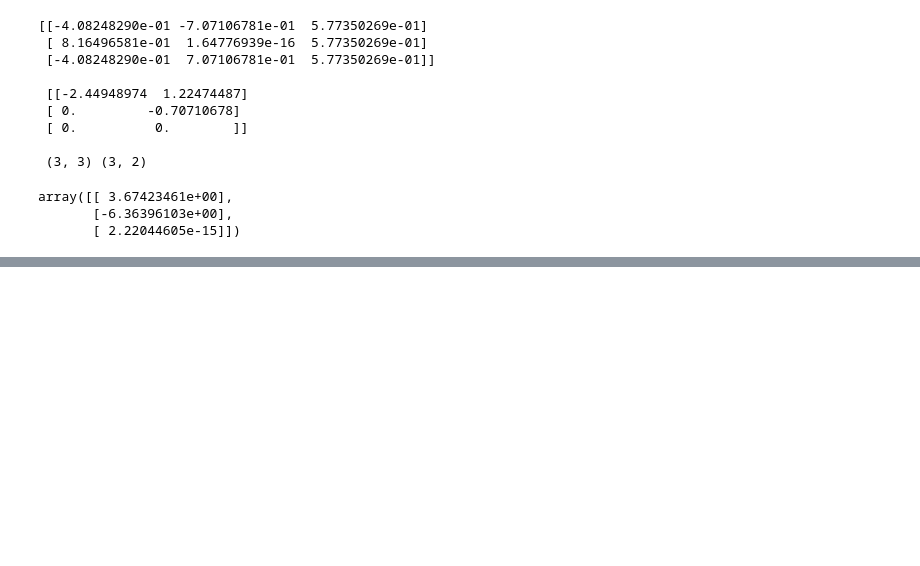
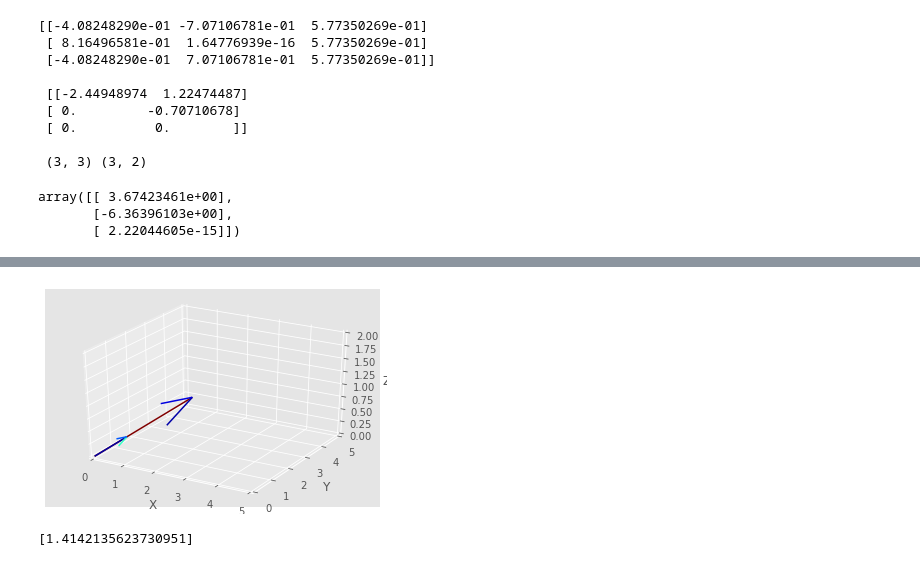
Before and after one commit to SanteriVtj/Matriisilaskenta, a Jupyter notebook: lh_1.ipynb, the cells around one changed output, grey strips where cells are left out. Cells and saved outputs as stored; diff of their text form; code cells hidden in the pictures; blank space fills up the shorter version.

Commit message:
unit vectors

```diff
--- a/lh_1.ipynb
+++ b/lh_1.ipynb
@@ -175,0 +198,10 @@ array([[ 3.67423461e+00],
+# %%
+u = np.array([[0,0,0,2,2,1]]) / vec_len(np.array([0,0,0,2,2,1]))
+three_dim_vector_space(np.array([[0,0,0,2,2,1], u[0]]), x_lim=[0,5], z_lim=[0,2], y_lim=[0,5])
+plt.show()
+# %% [output]
+[figure, added]
+# %%
+vec_len(np.array([1,1]))
+# %% [output]
+[1.4142135623730951]
```
Also changed, not shown: parts of 3 cells of this notebook.
